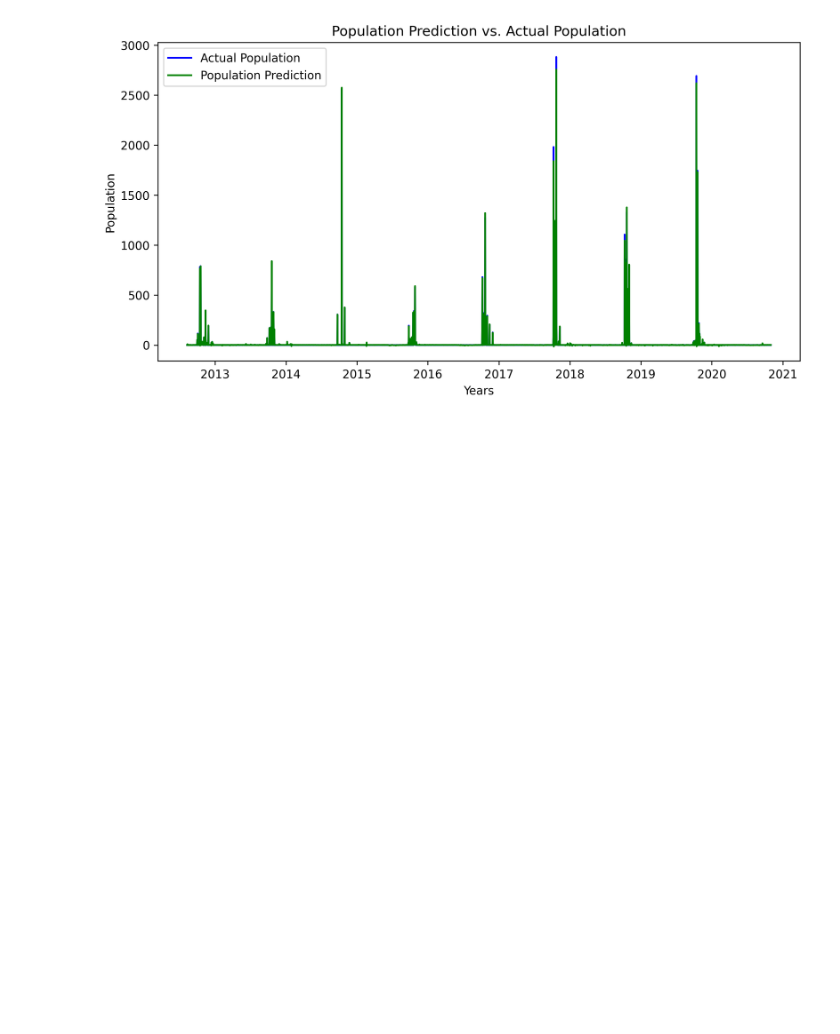
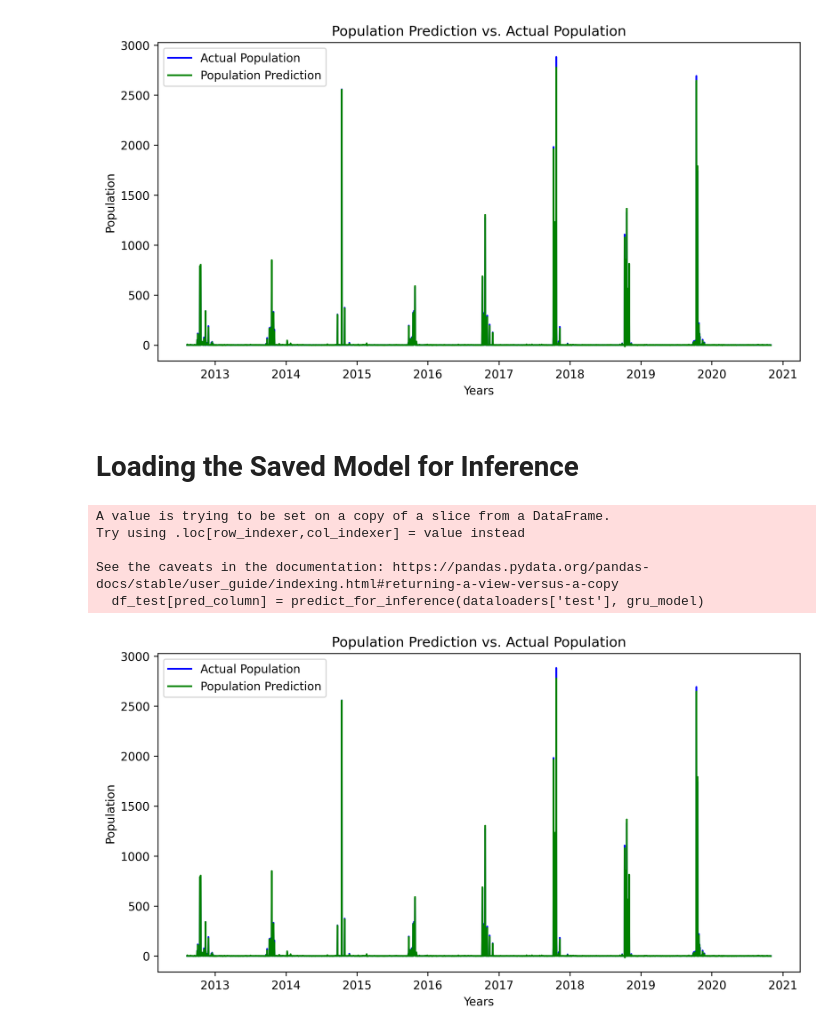
Before and after one commit to sagunraj/temp-rainfall-ds, a Jupyter notebook: GRU_multivariate_ts_modeling.ipynb, the cells around one changed output. Cells and saved outputs as stored; diff of their text form; code cells hidden in the pictures; blank space fills up the shorter version.

```diff
--- a/GRU_multivariate_ts_modeling.ipynb
+++ b/GRU_multivariate_ts_modeling.ipynb
@@ -213,3 +215,55 @@ Try using .loc[row_indexer,col_indexer] = value instead
 See the caveats in the documentation: https://pandas.pydata.org/pandas-docs/stable/user_guide/indexing.html#returning-a-view-versus-a-copy
   df_test[pred_column] = predict(dataloaders['test'], model)
 [figure]
+# %% [markdown]
+# Loading the Saved Model for Inference
+# %%
+sequence_length = 30
+features = ['MIN_TEMP', 'MAX_TEMP', 'RAINFALL', 'POPULATION']
+target = ['POPULATION']
+batch_size = 32
+hidden_size = 8
+learning_rate = 0.0001
+input_size = len(features)
+num_layers = 1
+output_size = len(target)
+num_epochs = 100
+
+gru_model = GRUModel(input_size, hidden_size, num_layers, output_size)
+gru_model.load_state_dict(torch.load('trained_models/gru.pt'))
+
+import numpy as np
+import torch
+from torch.utils.data import Dataset
+
+def predict_for_inference(dataloader, model):
+    output = torch.tensor([])
+    model.eval()
+    with torch.no_grad():
+        for i, data in enumerate(dataloader):
+            X_batch, y_batch = data
+            y_pred = model(X_batch)
+            output = torch.cat((output, y_pred), 0)
+    output = target_scaler.inverse_transform(np.array(output))
+    return output
+
+pred_column = 'Population Prediction'
+df_test[pred_column] = predict_for_inference(dataloaders['test'], gru_model)
+
+import matplotlib.pyplot as plt
+
+plt.figure(figsize=(10,5), dpi=300)
+plt.xlabel('Years')
+plt.ylabel('Population')
+plt.title('Population Prediction vs. Actual Population')
+plt.plot(df_test[target[0]], color='blue', label='Actual Population')
+plt.plot(df_test[pred_column], color='green', label='Population Prediction')
+plt.legend()
+plt.show()
+# %% [output]
+A value is trying to be set on a copy of a slice from a DataFrame.
+Try using .loc[row_indexer,col_indexer] = value instead
+
+See the caveats in the documentation: https://pandas.pydata.org/pandas-docs/stable/user_guide/indexing.html#returning-a-view-versus-a-copy
+  df_test[pred_column] = predict_for_inference(dataloaders['test'], gru_model)
+[figure, added]
```
Also changed, not shown: parts of 3 cells of this notebook, 3 other files.
